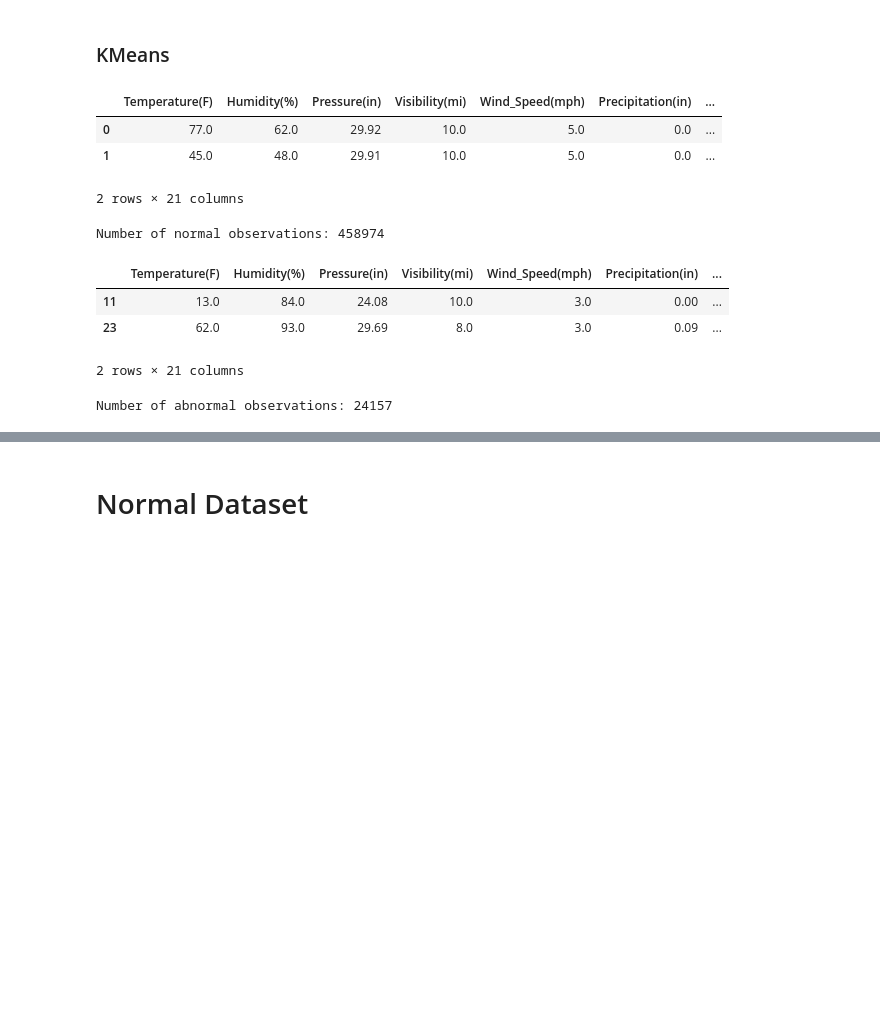
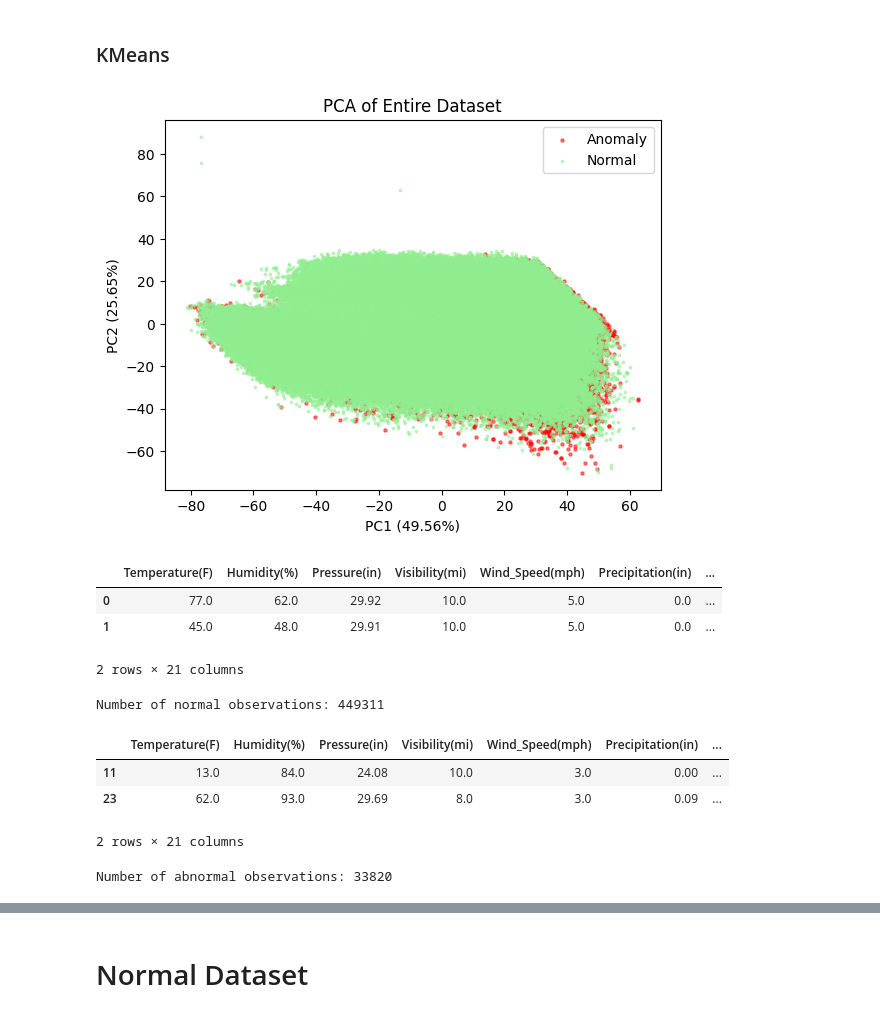
Before and after one commit to XmanJL/rolypoly-in-need4data, a Jupyter notebook: experiments/clustering.ipynb, the cells around one changed output, grey strips where cells are left out. Saved outputs shown, nothing was run; the diff lists cells and outputs as text; code cells hidden in the pictures; blank space fills up the shorter version.

```diff
--- a/experiments/clustering.ipynb
+++ b/experiments/clustering.ipynb
@@ -511,43 +602,43 @@ plot_pca(X_val, val_pred, "PCA of Validation Set")
 # %% [markdown]
 ### KMeans
 # %%
-# Refit Isolation Forest on the entire dataset and predict anomalies
-optimal_model = IsolationForest(
-    n_estimators=200,
-    contamination=0.05,
-    random_state=SEED
-)
+# Refit optimal Isolation Forest on the entire dataset and predict anomalies
+optimal_model = IsolationForest(**best_params, random_state=SEED)
 optimal_model.fit(selected_df)
 X_pred = optimal_model.predict(selected_df)
+
+# PCA plot
+plot_pca(selected_df, X_pred, "PCA of Entire Dataset")
 
 # Add predictions to the original dataset
 IF_results = selected_df.copy()
 IF_results["Anomaly"] = X_pred
 
 # Split into normal and anomalous datasets
 X_normal_df = IF_results[IF_results["Anomaly"] == 1].copy()
 X_anomalies_df = IF_results[IF_results["Anomaly"] == -1].copy()
 
 # exclude geographic features for clustering
 X_normal_df = X_normal_df.drop(columns=GEOGRAPHIC_FEATURES + ["Anomaly"])
 X_anomalies_df = X_anomalies_df.drop(columns=GEOGRAPHIC_FEATURES + ["Anomaly"])
 
 # Check results
 display(X_normal_df.head(2))
 print(f"Number of normal observations: {len(X_normal_df)}")
 display(X_anomalies_df.head(2))
 print(f"Number of abnormal observations: {len(X_anomalies_df)}")
 # %% [output]
+[figure, added]
 |  | Temperature(F) | Humidity(%) | Pressure(in) | Visibility(mi) | Wind_Speed(mph) | Precipitation(in) | ... |
 | 0 | 77.0 | 62.0 | 29.92 | 10.0 | 5.0 | 0.0 | ... |
 | 1 | 45.0 | 48.0 | 29.91 | 10.0 | 5.0 | 0.0 | ... |
 2 rows × 21 columns
-Number of normal observations: 458974
+Number of normal observations: 449311
 |  | Temperature(F) | Humidity(%) | Pressure(in) | Visibility(mi) | Wind_Speed(mph) | Precipitation(in) | ... |
 | 11 | 13.0 | 84.0 | 24.08 | 10.0 | 3.0 | 0.00 | ... |
 | 23 | 62.0 | 93.0 | 29.69 | 8.0 | 3.0 | 0.09 | ... |
 2 rows × 21 columns
-Number of abnormal observations: 24157
+Number of abnormal observations: 33820
 # %%
 # KMeans Clustering on the normal data
 
```
Also changed, not shown: parts of 8 cells of this notebook.
